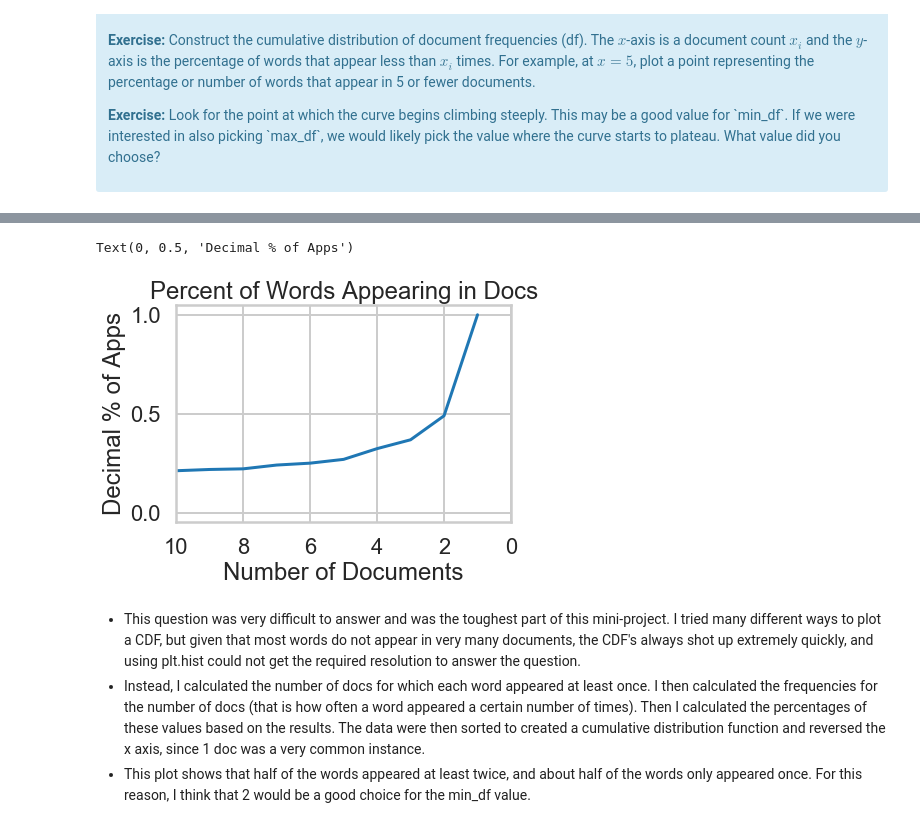
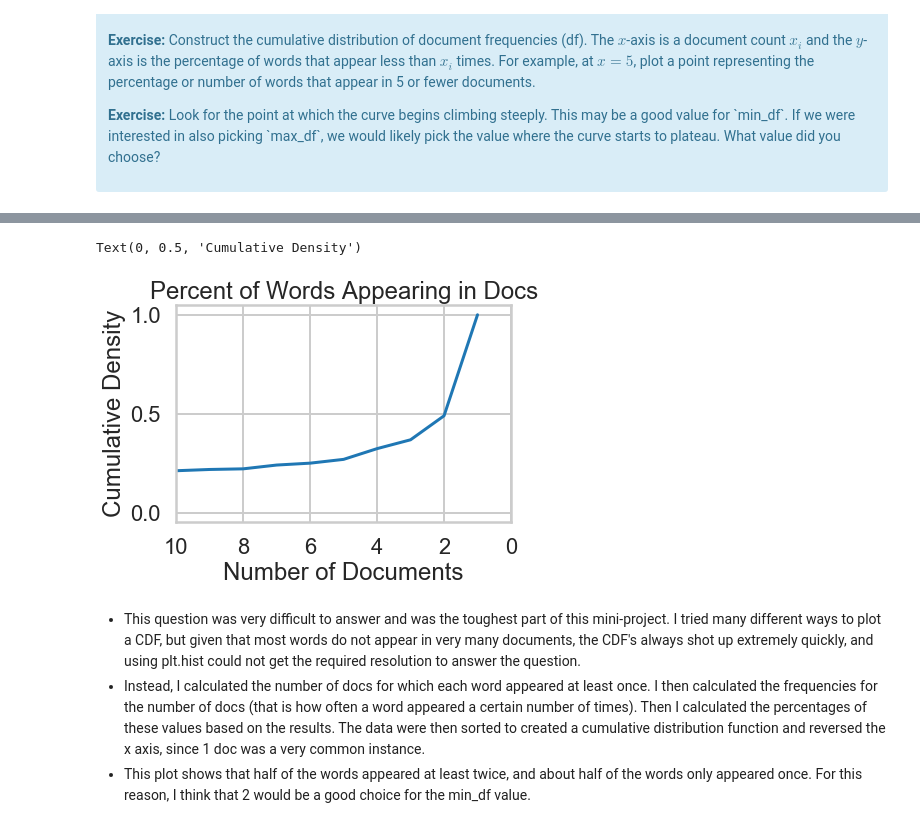
Before and after one commit to Haydost/Springboard_Portfolio, a Jupyter notebook: 9_ML_Naive_Bayes/Mini_Project_Naive_Bayes.ipynb, the cells around one changed output, grey strips where cells are left out. Cells and saved outputs as stored; diff of their text form; code cells hidden in the pictures.

```diff
--- a/9_ML_Naive_Bayes/Mini_Project_Naive_Bayes.ipynb
+++ b/9_ML_Naive_Bayes/Mini_Project_Naive_Bayes.ipynb
@@ -376,13 +346,13 @@ pct_df.tail()
 # %%
 # view the plot
 plt.plot(pct_df.docs, pct_df.tot)
 plt.xlim(10,0)
 plt.title('Percent of Words Appearing in Docs')
 plt.xlabel('Number of Documents')
-plt.ylabel('Decimal % of Apps')
+plt.ylabel('Cumulative Density')
 # %% [output]
-Text(0, 0.5, 'Decimal % of Apps')
+Text(0, 0.5, 'Cumulative Density')
-[figure, old version]
+[figure, new version]
 # %% [markdown]
 - This question was very difficult to answer and was the toughest part of this mini-project. I tried many different ways to plot a CDF, but given that most words do not appear in very many documents, the CDF's always shot up extremely quickly, and using plt.hist could not get the required resolution to answer the question.
 - Instead, I calculated the number of docs for which each word appeared at least once. I then calculated the frequencies for the number of docs (that is how often a word appeared a certain number of times). Then I calculated the percentages of these values based on the results. The data were then sorted to created a cumulative distribution function and reversed the x axis, since 1 doc was a very common instance.
```
Also changed, not shown: parts of 22 cells of this notebook.
